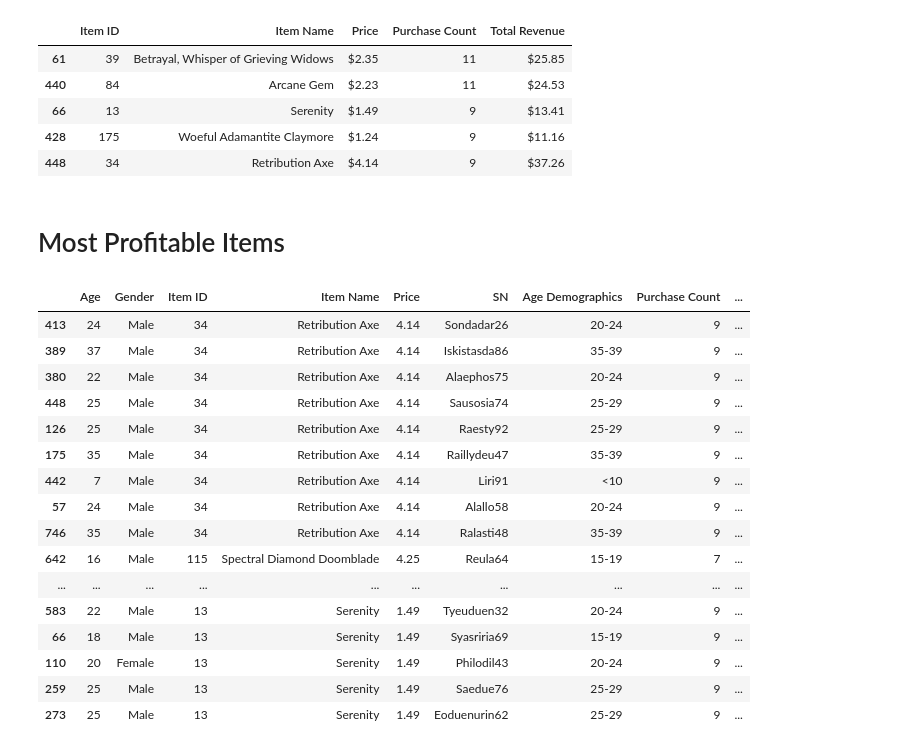
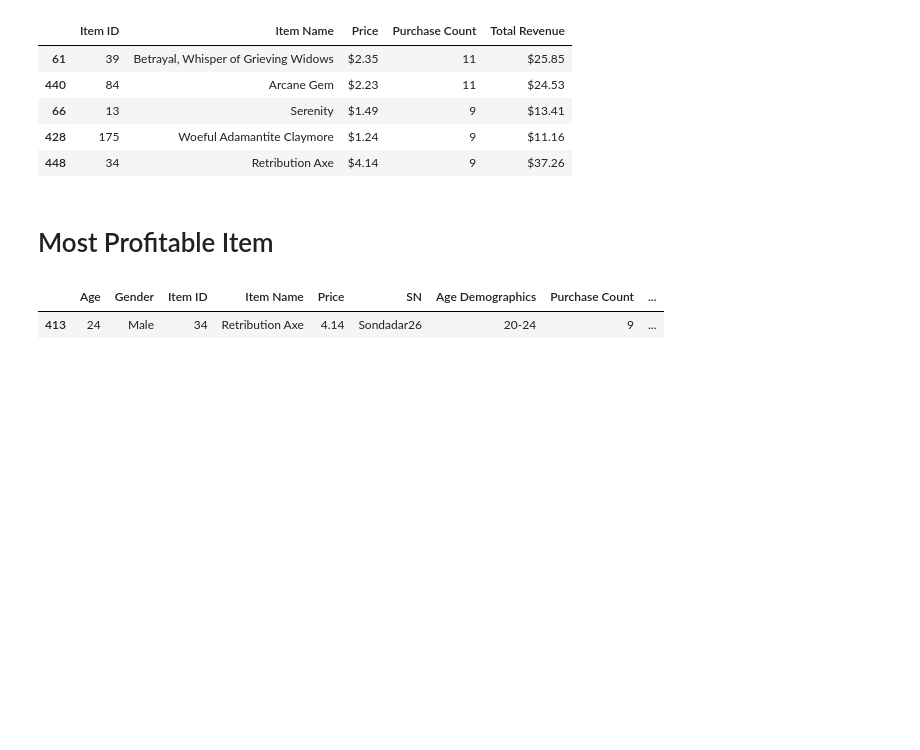
Before and after one commit to Antediluvien/USC_Pandas, a Jupyter notebook: Homework 4-Final.ipynb, the cells around one changed output. Drawn from its saved outputs; the diff is of its cells as text; code cells hidden in the pictures; blank space fills up the shorter version.

```diff
--- a/Homework 4-Final.ipynb
+++ b/Homework 4-Final.ipynb
@@ -339,27 +339,12 @@ See the caveats in the documentation: http://pandas.pydata.org/pandas-docs/stabl
 | 428 | 175 | Woeful Adamantite Claymore | $1.24 | 9 | $11.16 |
 | 448 | 34 | Retribution Axe | $4.14 | 9 | $37.26 |
 # %% [markdown]
-# Most Profitable Items
+# Most Profitable Item
 # %%
 df['Purchase Count'] = df.groupby(['Item ID'])['Price'].transform('count')
 df['Total Revenue'] = df['Price'] * df['Purchase Count']
 df = df.sort_values('Total Revenue', ascending = False)
-df
+df.head(1)
 # %% [output]
 |  | Age | Gender | Item ID | Item Name | Price | SN | Age Demographics | Purchase Count | ... |
 | 413 | 24 | Male | 34 | Retribution Axe | 4.14 | Sondadar26 | 20-24 | 9 | ... |
-| 389 | 37 | Male | 34 | Retribution Axe | 4.14 | Iskistasda86 | 35-39 | 9 | ... |
-| 380 | 22 | Male | 34 | Retribution Axe | 4.14 | Alaephos75 | 20-24 | 9 | ... |
-| 448 | 25 | Male | 34 | Retribution Axe | 4.14 | Sausosia74 | 25-29 | 9 | ... |
-| 126 | 25 | Male | 34 | Retribution Axe | 4.14 | Raesty92 | 25-29 | 9 | ... |
-| 175 | 35 | Male | 34 | Retribution Axe | 4.14 | Raillydeu47 | 35-39 | 9 | ... |
-| 442 | 7 | Male | 34 | Retribution Axe | 4.14 | Liri91 | <10 | 9 | ... |
-| 57 | 24 | Male | 34 | Retribution Axe | 4.14 | Alallo58 | 20-24 | 9 | ... |
-| 746 | 35 | Male | 34 | Retribution Axe | 4.14 | Ralasti48 | 35-39 | 9 | ... |
-| 642 | 16 | Male | 115 | Spectral Diamond Doomblade | 4.25 | Reula64 | 15-19 | 7 | ... |
-| ... | ... | ... | ... | ... | ... | ... | ... | ... | ... |
-| 583 | 22 | Male | 13 | Serenity | 1.49 | Tyeuduen32 | 20-24 | 9 | ... |
-| 66 | 18 | Male | 13 | Serenity | 1.49 | Syasriria69 | 15-19 | 9 | ... |
-| 110 | 20 | Female | 13 | Serenity | 1.49 | Philodil43 | 20-24 | 9 | ... |
-| 259 | 25 | Male | 13 | Serenity | 1.49 | Saedue76 | 25-29 | 9 | ... |
-| 273 | 25 | Male | 13 | Serenity | 1.49 | Eoduenurin62 | 25-29 | 9 | ... |
```
Also changed, not shown: parts of 2 cells of this notebook.
